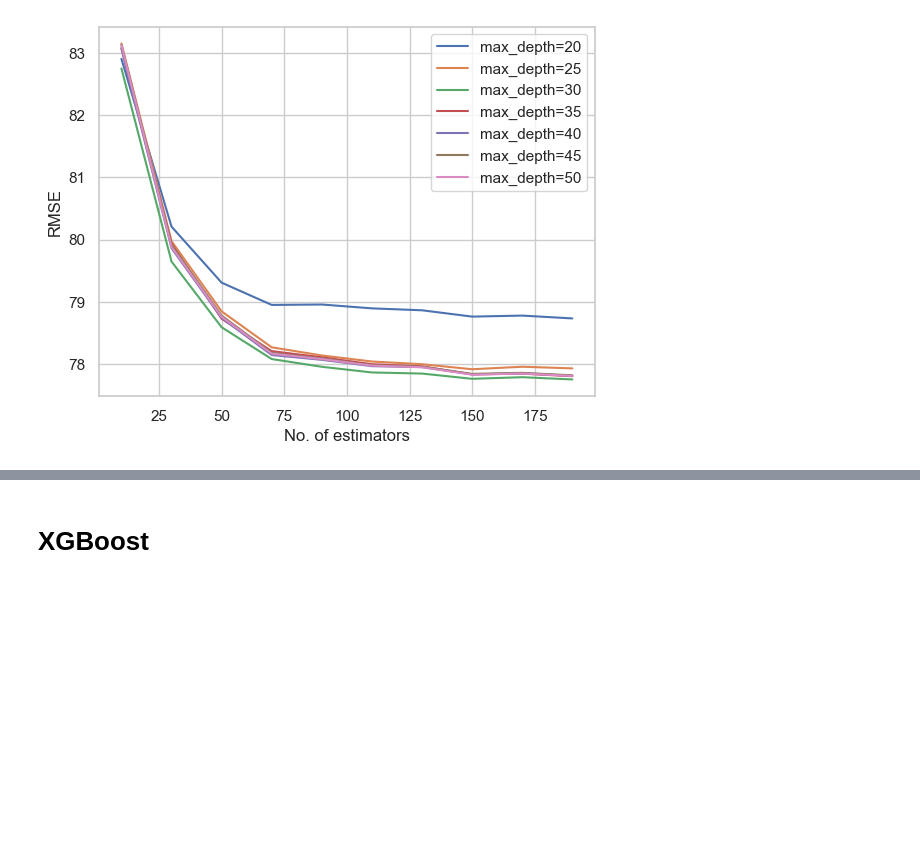
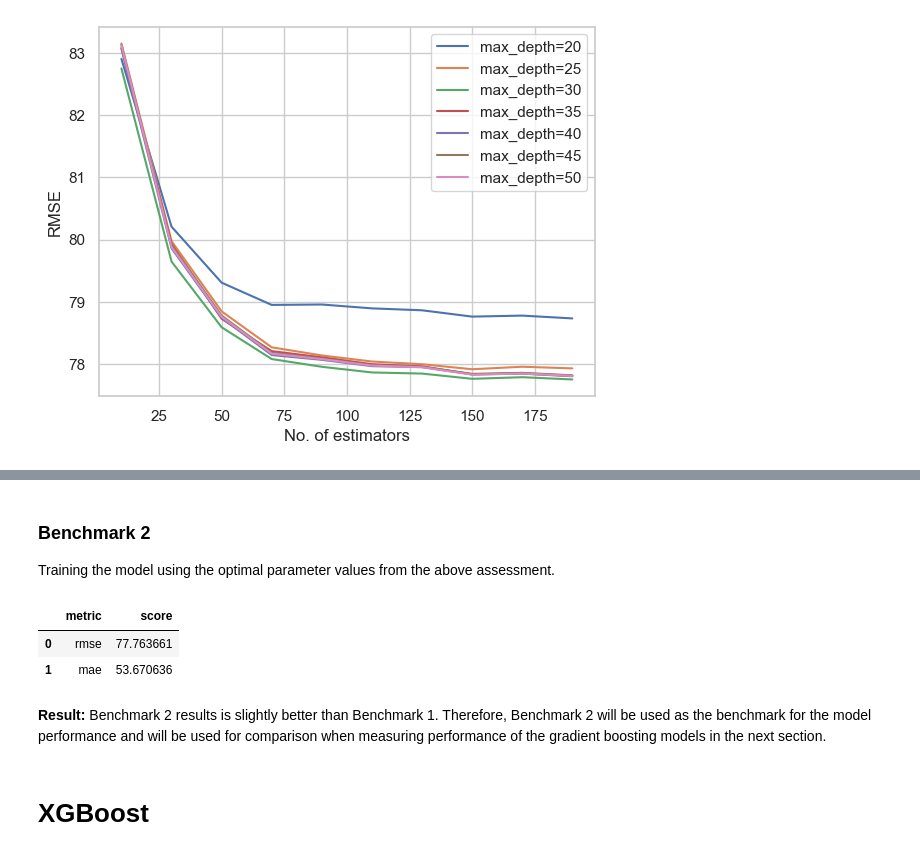
Before and after one commit to kausnz/panama-electricity-load-forecast, a Jupyter notebook: notebook.ipynb, the cells around one changed output, grey strips where cells are left out. Drawn from its saved outputs; the diff is of its cells as text; code cells hidden in the pictures; blank space fills up the shorter version.

```diff
--- a/notebook.ipynb
+++ b/notebook.ipynb
@@ -408,3 +468,31 @@ plt.legend()
+# %% [markdown]
+### Benchmark 2
+Training the model using the optimal parameter values from the above assessment.
+# %%
+n_estimators = 150
+max_depth = 30
+min_samples_leaf = 1
+
+rf = RandomForestRegressor(n_estimators=n_estimators,
+                           max_depth=max_depth,
+                           min_samples_leaf=min_samples_leaf,
+                           random_state=1,
+                           n_jobs=-1)
+rf.fit(X_train, y_train)
+y_val_pred = rf.predict(X_val)
+rmse = np.sqrt(mean_squared_error(y_val, y_val_pred))
+mae = mean_absolute_error(y_val, y_val_pred)
+
+rf_performance = [('rmse', rmse),
+                  ('mae', mae)]
+pd.DataFrame(rf_performance, columns=['metric', 'score'])
+# %% [output]
+|  | metric | score |
+| 0 | rmse | 77.763661 |
+| 1 | mae | 53.670636 |
+# %% [markdown]
+**Result:**
+Benchmark 2 results is slightly better than Benchmark 1. Therefore, Benchmark 2 will be used as the benchmark for the model performance and will be used for comparison when measuring performance of the gradient boosting models in the next section.
 # %% [markdown]
 # XGBoost
 # %%
```
Also changed, not shown: parts of 11 cells of this notebook.
